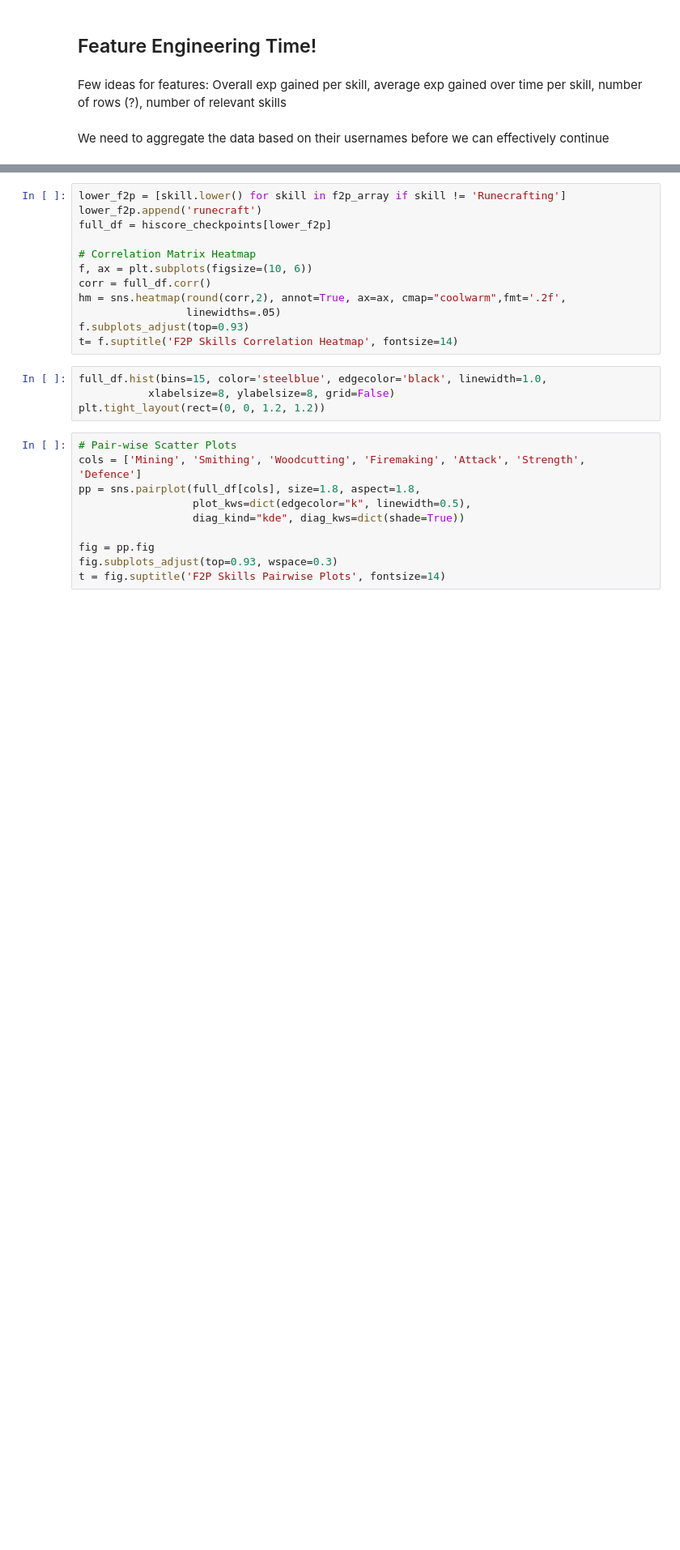
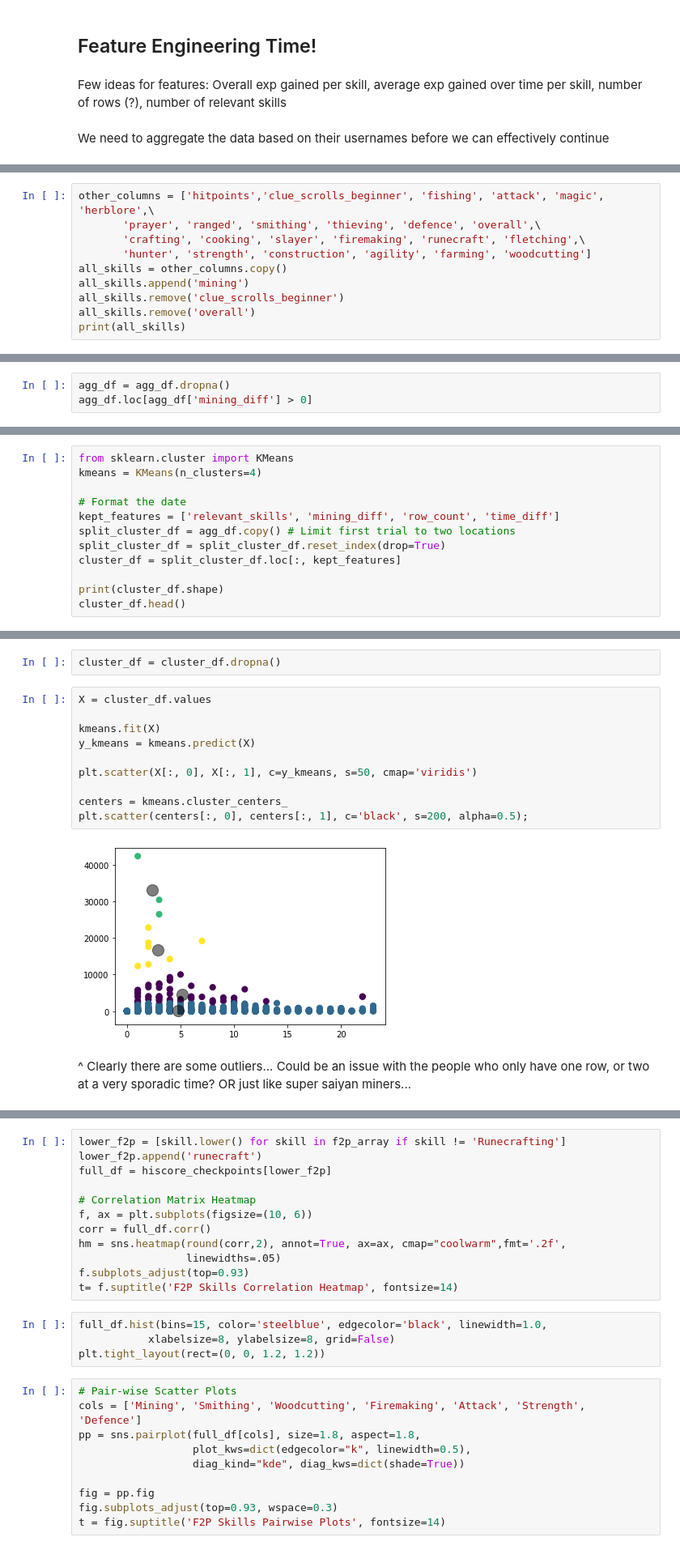
Before and after one commit to chriskok/BotClassification-OSRS, a Jupyter notebook: Classification-June2020.ipynb, the cells around one changed output, grey strips where cells are left out. Shown at 81% size. Drawn from its saved outputs; the diff is of its cells as text; blank space fills up the shorter version.

```diff
--- a/Classification-June2020.ipynb
+++ b/Classification-June2020.ipynb
@@ -203,0 +238,10 @@ eng_df = hiscore_df.fillna(method='ffill').astype({'mining': 'float64'})
+# %%
+other_columns = ['hitpoints','clue_scrolls_beginner', 'fishing', 'attack', 'magic', 'herblore',\
+       'prayer', 'ranged', 'smithing', 'thieving', 'defence', 'overall',\
+       'crafting', 'cooking', 'slayer', 'firemaking', 'runecraft', 'fletching',\
+       'hunter', 'strength', 'construction', 'agility', 'farming', 'woodcutting']
+all_skills = other_columns.copy()
+all_skills.append('mining')
+all_skills.remove('clue_scrolls_beginner')
+all_skills.remove('overall')
+print(all_skills)
@@ -236,0 +287,3 @@ agg_df.head()
+# %%
+agg_df = agg_df.dropna()
+agg_df.loc[agg_df['mining_diff'] > 0]
@@ -236,0 +307,12 @@ agg_df.head()
+# %%
+from sklearn.cluster import KMeans
+kmeans = KMeans(n_clusters=4)
+
+# Format the date
+kept_features = ['relevant_skills', 'mining_diff', 'row_count', 'time_diff']
+split_cluster_df = agg_df.copy() # Limit first trial to two locations
+split_cluster_df = split_cluster_df.reset_index(drop=True)
+cluster_df = split_cluster_df.loc[:, kept_features]
+
+print(cluster_df.shape)
+cluster_df.head()
@@ -236,0 +327,16 @@ agg_df.head()
+# %%
+cluster_df = cluster_df.dropna()
+# %%
+X = cluster_df.values
+
+kmeans.fit(X)
+y_kmeans = kmeans.predict(X)
+
+plt.scatter(X[:, 0], X[:, 1], c=y_kmeans, s=50, cmap='viridis')
+
+centers = kmeans.cluster_centers_
+plt.scatter(centers[:, 0], centers[:, 1], c='black', s=200, alpha=0.5);
+# %% [output]
+[figure, added]
+# %% [markdown]
+^ Clearly there are some outliers... Could be an issue with the people who only have one row, or two at a very sporadic time? OR just like super saiyan miners...
```
Also changed, not shown: parts of 34 cells of this notebook.
